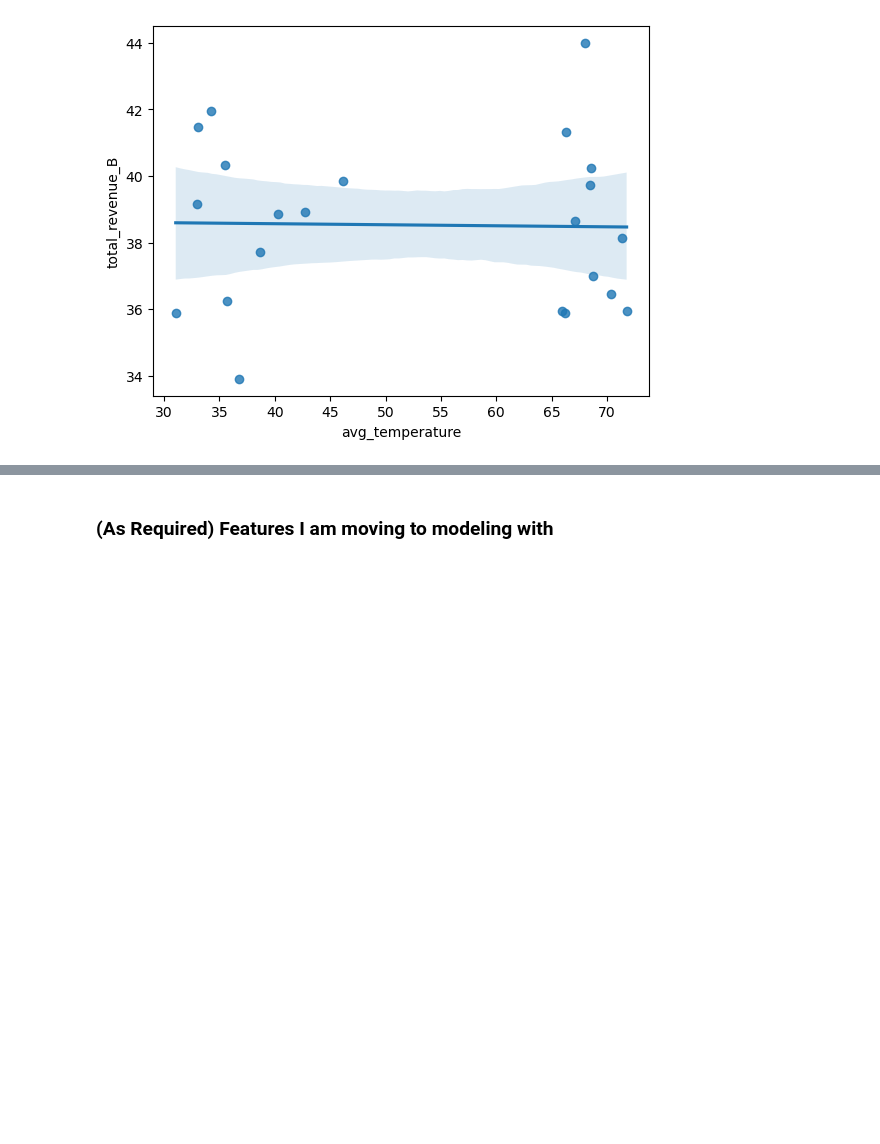
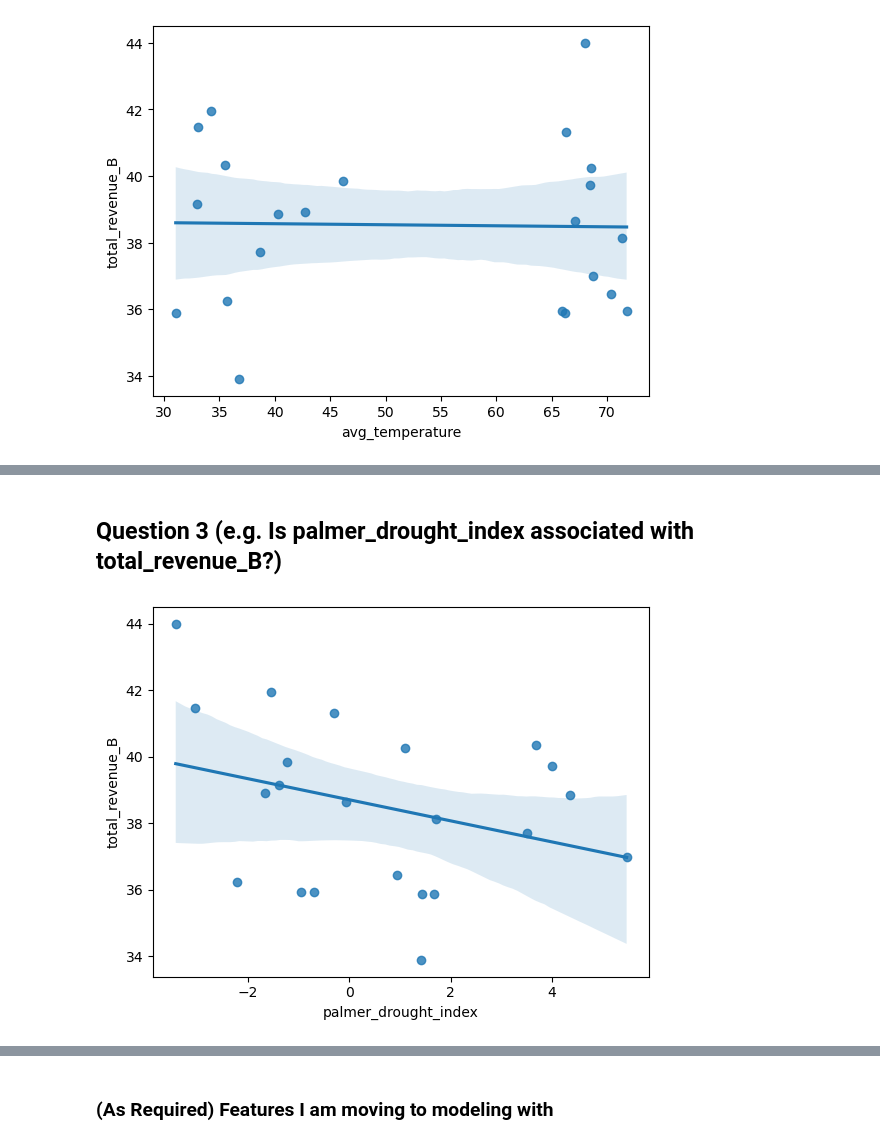
Before and after one commit to Project-Apollo-Forecast/Project-Apollo, a Jupyter notebook: corey_explore.ipynb, the cells around one changed output, grey strips where cells are left out. Cells and saved outputs as stored; diff of their text form; code cells hidden in the pictures; blank space fills up the shorter version.

```diff
--- a/corey_explore.ipynb
+++ b/corey_explore.ipynb
@@ -255,0 +207,8 @@ stat, p
+# %% [markdown]
+## Question 3 (e.g. Is palmer_drought_index associated with total_revenue_B?)
+# %%
+# Visualize: get a regplot of palmer_drought_index vs total_revenue_B on train
+sns.regplot(data=train, x='palmer_drought_index', y='total_revenue_B')
+plt.show()
+# %% [output]
+[figure, added]
```
Also changed, not shown: parts of 61 cells of this notebook, 5 other files.
